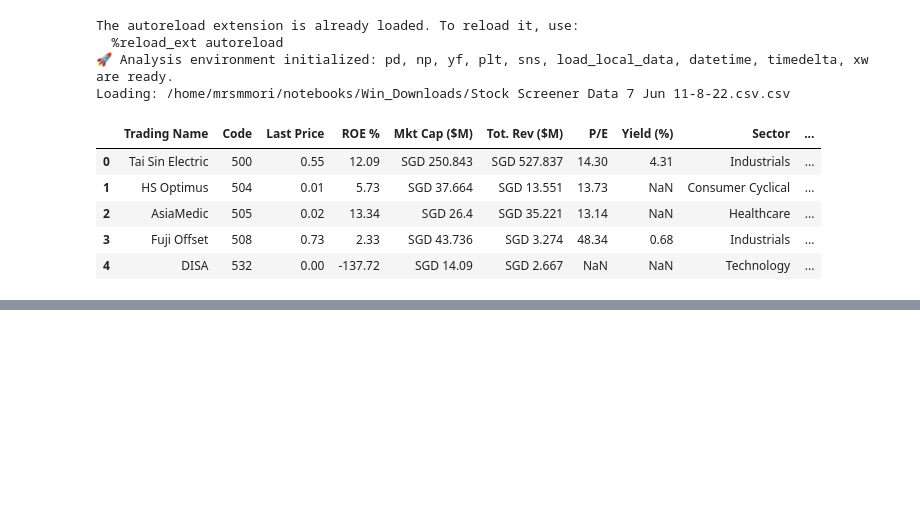
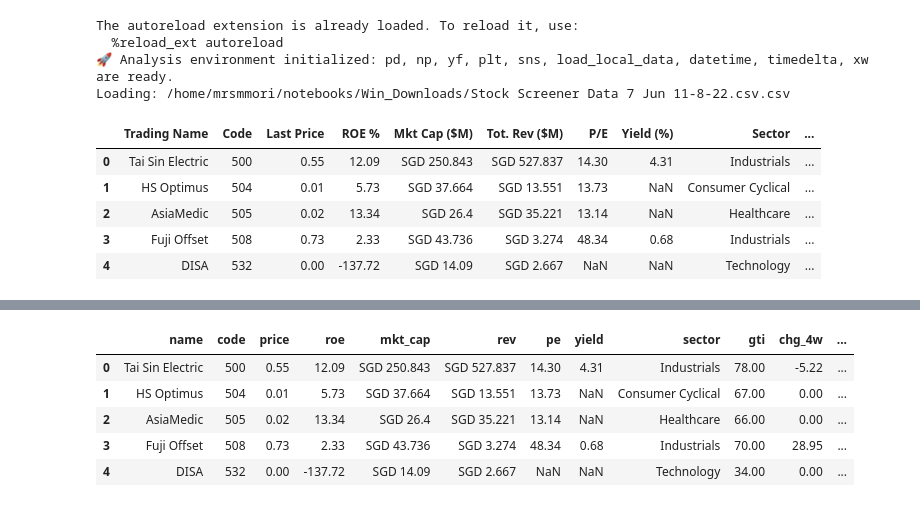
Before and after one commit to mrsmmori1234/notebooks_rep, a Jupyter notebook: notebooks/sgx_securities.ipynb, the cells around one changed output, grey strips where cells are left out. Drawn from its saved outputs; the diff is of its cells as text; code cells hidden in the pictures; blank space fills up the shorter version.

```diff
--- a/notebooks/sgx_securities.ipynb
+++ b/notebooks/sgx_securities.ipynb
@@ -115,43 +83,0 @@ Name: rev, Length: 615, dtype: str
-# %%
-fx_rates = {
-    'SGD': 1.0,
-    'GBP': 1.70,
-    'USD': 1.35,  # 1 USD = 1.35 SGD
-    'EUR': 1.45,  # 1 EUR = 1.45 SGD
-    'CNY': 0.19,  # 1 CNY = 0.19 SGD
-    'HKD': 0.17,  # 1 HKD = 0.17 SGD
-    'MYR': 0.29,  # 1 MYR = 0.29 SGD
-}
-
-def convert_rev_to_sgd(row_value):
-    val_str = str(row_value).strip().upper()
-    if val_str in ['NAN', 'NONE', '-', '']:
-        return 0.0
-
-    detected_currency = 'SGD'
-
-
-    for curr in fx_rates.keys():
-        if curr in val_str:
-            detected_currency = curr
-            val_str = val_str.replace(curr, '')
-            break
-
-
-    val_str = val_str.replace(',', '').strip()
-    try:
-        num_val = float(val_str)
-    except ValueError:
-        return 0.0
-
-
-    return num_val * fx_rates[detected_currency]
-
-df['rev_sgd'] = df['rev'].apply(convert_rev_to_sgd)
-
-df_top5 = df.sort_values(by='rev_sgd', ascending=False).groupby('sector').head(5)
-
-df_top5 = df_top5.sort_values(by=['sector', 'rev_sgd'], ascending=[True, False])
-
-result_cols = ['sector', 'name', 'code', 'rev', 'rev_sgd', 'mkt_cap']
-df_top5[result_cols]
@@ -171,0 +166,9 @@ df_top5[result_cols]
+# %%
+df.head(5)
+# %% [output]
+|  | name | code | price | roe | mkt_cap | rev | pe | yield | sector | gti | chg_4w | ... |
+| 0 | Tai Sin Electric | 500 | 0.55 | 12.09 | SGD 250.843 | SGD 527.837 | 14.30 | 4.31 | Industrials | 78.00 | -5.22 | ... |
+| 1 | HS Optimus | 504 | 0.01 | 5.73 | SGD 37.664 | SGD 13.551 | 13.73 | NaN | Consumer Cyclical | 67.00 | 0.00 | ... |
+| 2 | AsiaMedic | 505 | 0.02 | 13.34 | SGD 26.4 | SGD 35.221 | 13.14 | NaN | Healthcare | 66.00 | 0.00 | ... |
+| 3 | Fuji Offset | 508 | 0.73 | 2.33 | SGD 43.736 | SGD 3.274 | 48.34 | 0.68 | Industrials | 70.00 | 28.95 | ... |
+| 4 | DISA | 532 | 0.00 | -137.72 | SGD 14.09 | SGD 2.667 | NaN | NaN | Technology | 34.00 | 0.00 | ... |
```
Also changed, not shown: parts of 24 cells of this notebook, 4 other files.
